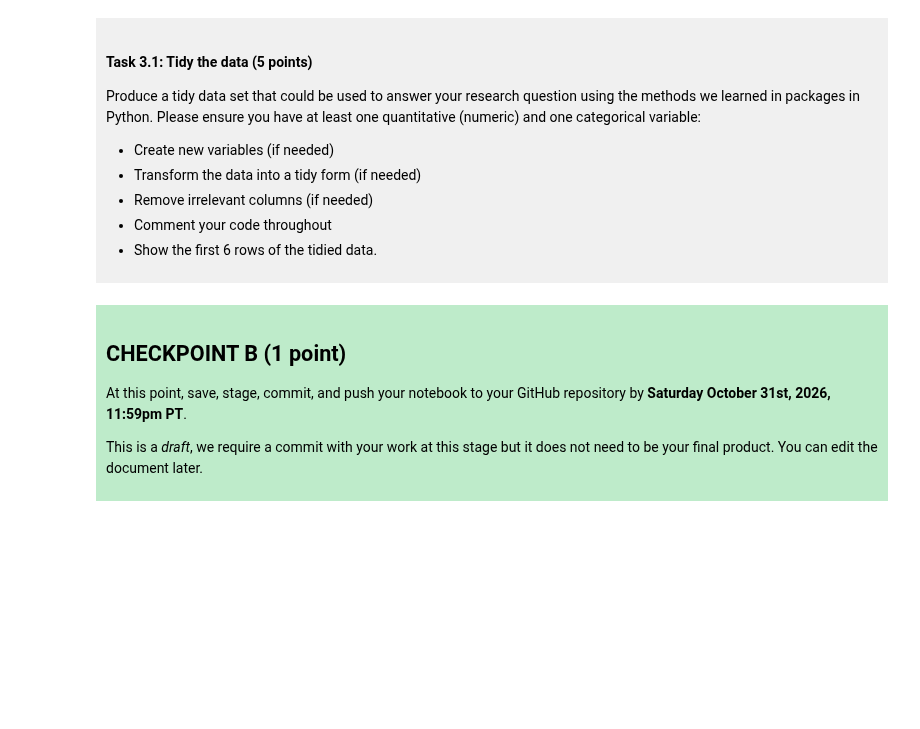
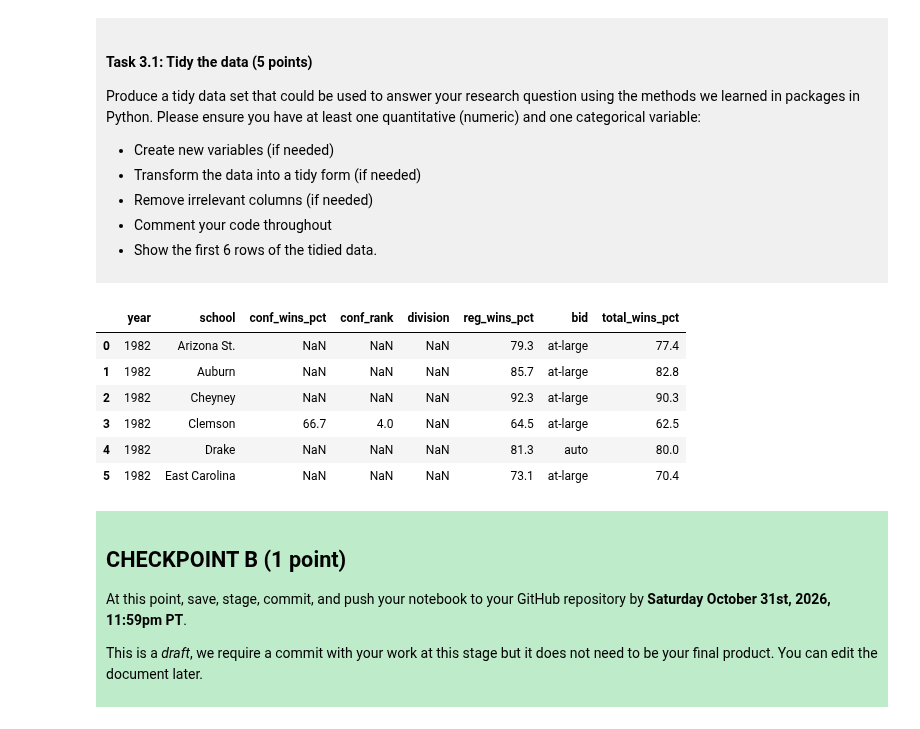
Before and after one commit to rlee513/dsci-100-project-ryan-lee, a Jupyter notebook: dsci-100-project-notebook.ipynb, the cells around one changed output. Saved outputs shown, nothing was run; the diff lists cells and outputs as text; code cells hidden in the pictures; blank space fills up the shorter version.

```diff
--- a/dsci-100-project-notebook.ipynb
+++ b/dsci-100-project-notebook.ipynb
@@ -188,6 +199,18 @@ Produce a tidy data set that could be used to answer your research question usin
 </div>
 # %%
 ### EDIT THIS CODE CELL ###
+#dropped the irrelevant columns
+NCAA_Data = NCAA.drop(columns = ["tourney_finish","total_wins","total_losses","tourney_finish","tourney_losses","tourney_wins","first_game_at_home","reg_wins","reg_losses","conference","conf_wins","conf_losses","seed"])
+#dispay the first 6 rows of tidied data
+NCAA_Data.head(6)
+# %% [output]
+|  | year | school | conf_wins_pct | conf_rank | division | reg_wins_pct | bid | total_wins_pct |
+| 0 | 1982 | Arizona St. | NaN | NaN | NaN | 79.3 | at-large | 77.4 |
+| 1 | 1982 | Auburn | NaN | NaN | NaN | 85.7 | at-large | 82.8 |
+| 2 | 1982 | Cheyney | NaN | NaN | NaN | 92.3 | at-large | 90.3 |
+| 3 | 1982 | Clemson | 66.7 | 4.0 | NaN | 64.5 | at-large | 62.5 |
+| 4 | 1982 | Drake | NaN | NaN | NaN | 81.3 | auto | 80.0 |
+| 5 | 1982 | East Carolina | NaN | NaN | NaN | 73.1 | at-large | 70.4 |
 # %% [markdown]
 <div style="background-color: #beebca; padding: 10px;">
 
```
Also changed, not shown: parts of 3 cells of this notebook.
